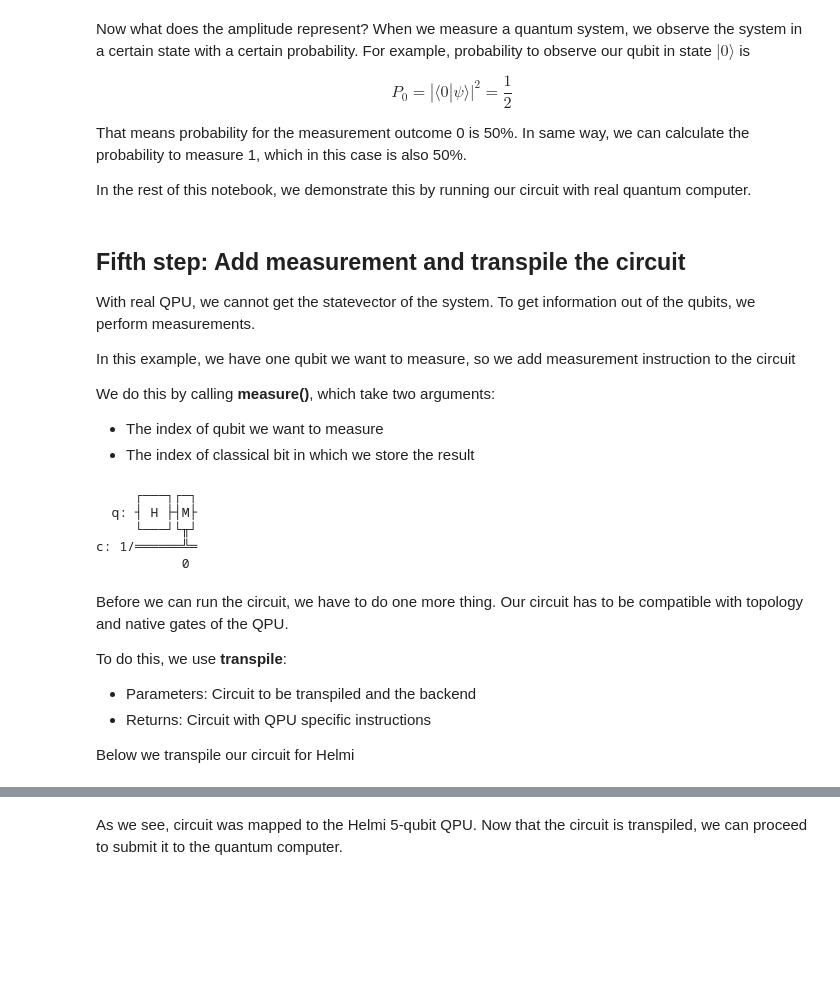
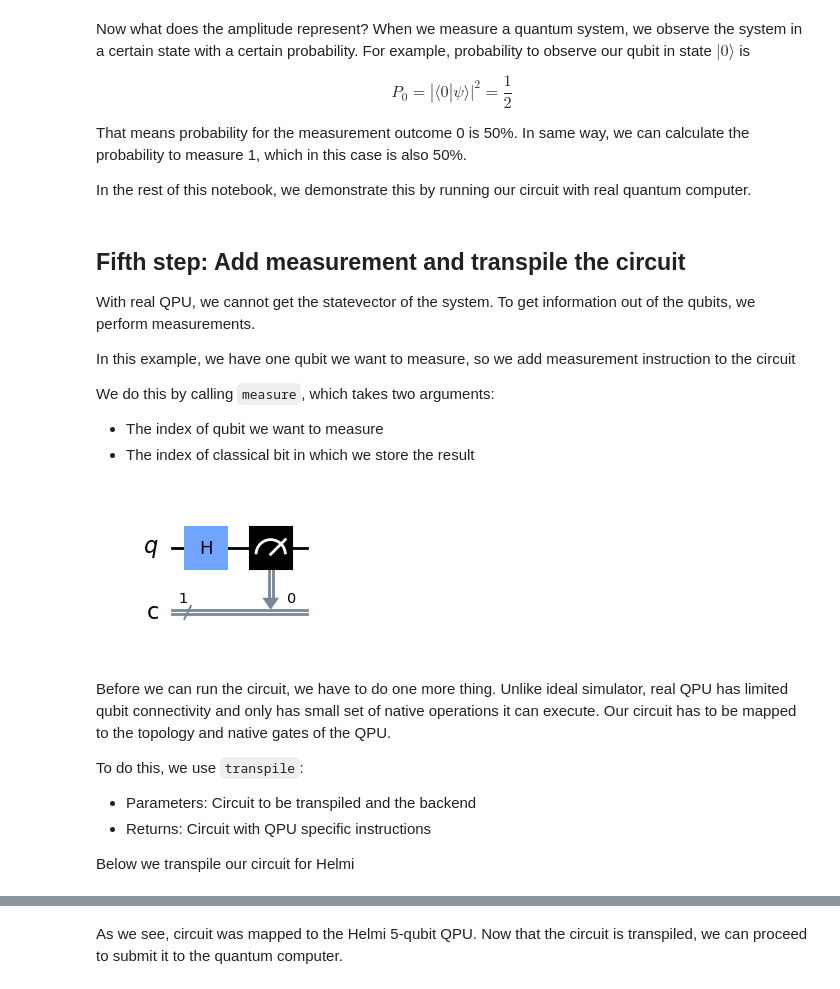
Before and after one commit to FiQCI/fiqci-examples, a Jupyter notebook: Course Material/Introduction to Quantum Computing and FiQCI/00 Superposition and measurement.ipynb, the cells around one changed output, grey strips where cells are left out. Drawn from its saved outputs; the diff is of its cells as text; code cells hidden in the pictures; blank space fills up the shorter version.

```diff
--- a/Course Material/Introduction to Quantum Computing and FiQCI/00 Superposition and measurement.ipynb
+++ b/Course Material/Introduction to Quantum Computing and FiQCI/00 Superposition and measurement.ipynb
@@ -204,25 +206,22 @@ With real QPU, we cannot get the statevector of the system. To get information o
 
 In this example, we have one qubit we want to measure, so we add measurement instruction to the circuit
 
-We do this by calling **measure()**, which take two arguments:
+We do this by calling `measure`, which takes two arguments:
 + The index of qubit we want to measure
 + The index of classical bit in which we store the result
 # %%
 ## Let's make a copy of the circuit to not affect the previous cells
 qc_measured = qc.copy()
 
 qc_measured.measure(0,0)
-qc_measured.draw()
+qc_measured.draw('mpl', style='clifford')
 # %% [output]
-     ┌───┐┌─┐
-  q: ┤ H ├┤M├
-     └───┘└╥┘
-c: 1/══════╩═
-           0
+[figure, added]
 # %% [markdown]
-Before we can run the circuit, we have to do one more thing. Our circuit has to be compatible with topology and native gates of the QPU.
+Before we can run the circuit, we have to do one more thing. Unlike ideal simulator, real QPU has limited qubit connectivity and only has small set of native operations it can execute.
+Our circuit has to be mapped to the topology and native gates of the QPU.
 
-To do this, we use **transpile**:
+To do this, we use `transpile`:
 + Parameters: Circuit to be transpiled and the backend
 + Returns: Circuit with QPU specific instructions
 
```
Also changed, not shown: parts of 22 cells of this notebook, 4 other files.
